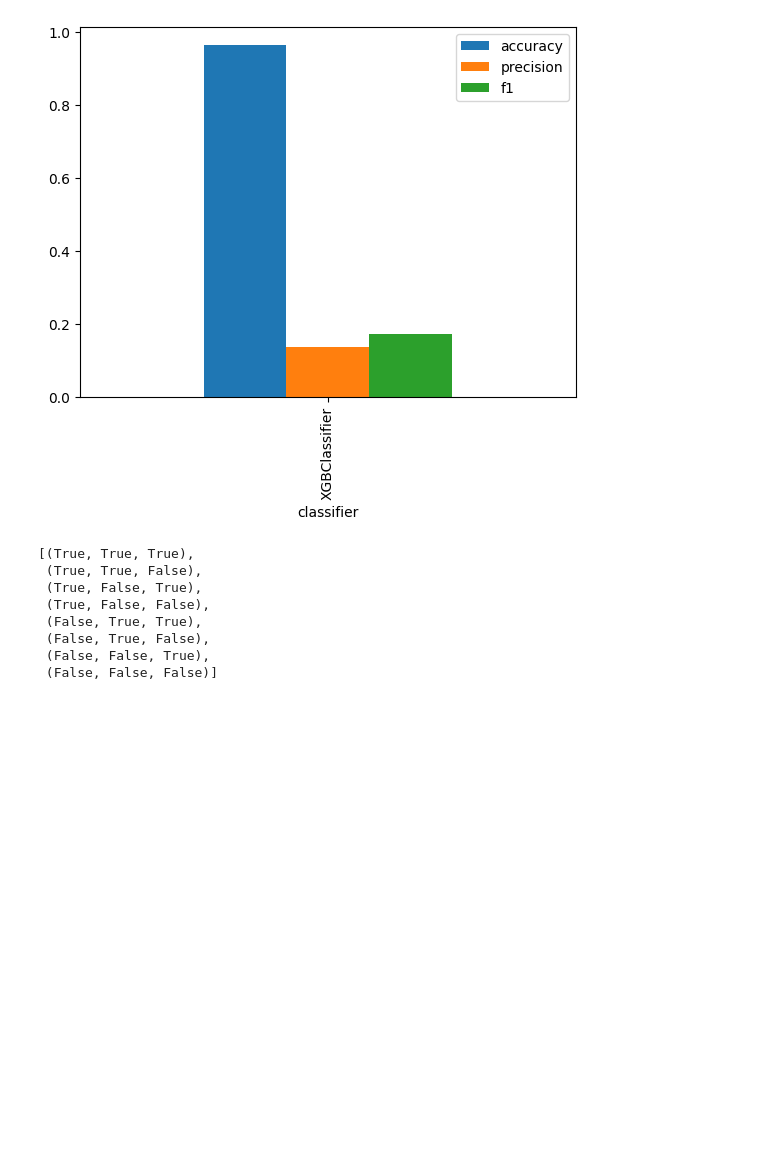
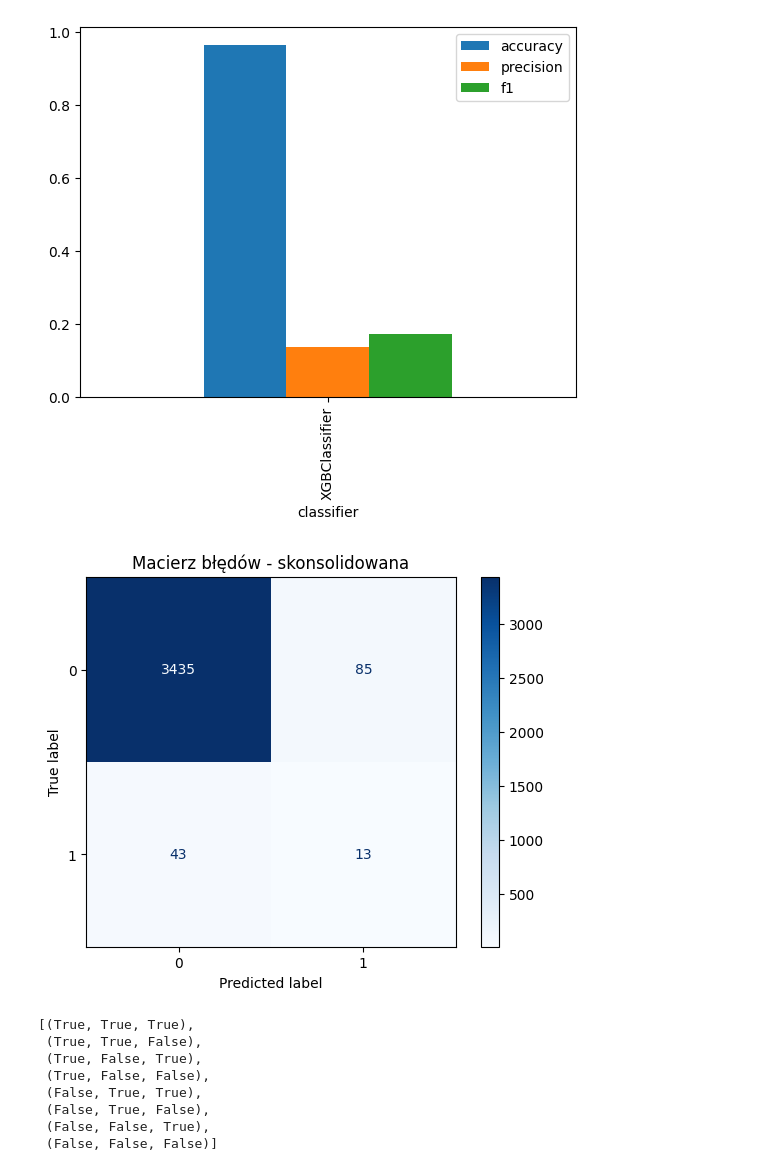
Before and after one commit to julnac/bankruptcy-prediction, a Jupyter notebook: sprawozdanie/3_model_search.ipynb, the cells around one changed output. Saved outputs shown, nothing was run; the diff lists cells and outputs as text; code cells hidden in the pictures; blank space fills up the shorter version.

```diff
--- a/model_search/model_search.ipynb
+++ b/sprawozdanie/3_model_search.ipynb
@@ -38,6 +37,8 @@ import numpy as np
 from xgboost import XGBClassifier
 
 results = {}
+all_y_test = []
+all_y_pred = []
 
 for i in tqdm(range(8)):
     random_state_data = RANDOM_STATE + i
@@ -62,6 +63,9 @@ for i in tqdm(range(8)):
         else:
             results[classifier_name].append([accuracy, precision, f1])
 
+        all_y_test.extend(y_test)
+        all_y_pred.extend(y_pred)
+
 results_mean = {k: np.mean(v, axis=0) for k, v in results.items()}
 results_mean = [[k] + v.tolist() for k, v in results_mean.items()]
 results_df = pd.DataFrame(results_mean, columns=['classifier', 'accuracy', 'precision', 'f1'])
@@ -85,6 +89,17 @@ results_df.plot(x='classifier', y=['accuracy', 'precision', 'f1'], kind='bar')
 # %% [output]
 <Axes: xlabel='classifier'>
 [figure]
+# %%
+# Obliczanie macierzy błędów na skonsolidowanych danych
+cm = confusion_matrix(all_y_test, all_y_pred)
+
+# Wyświetlanie macierzy błędów
+disp = ConfusionMatrixDisplay(confusion_matrix=cm)
+disp.plot(cmap=plt.cm.Blues)
+plt.title("Macierz błędów - skonsolidowana")
+plt.show()
+# %% [output]
+[figure, added]
 # %%
 dataset_variants_iterator = list(itertools.product([True, False], repeat=3))
 dataset_variants_iterator
```
Also changed, not shown: parts of 3 cells of this notebook, 11 other files.
